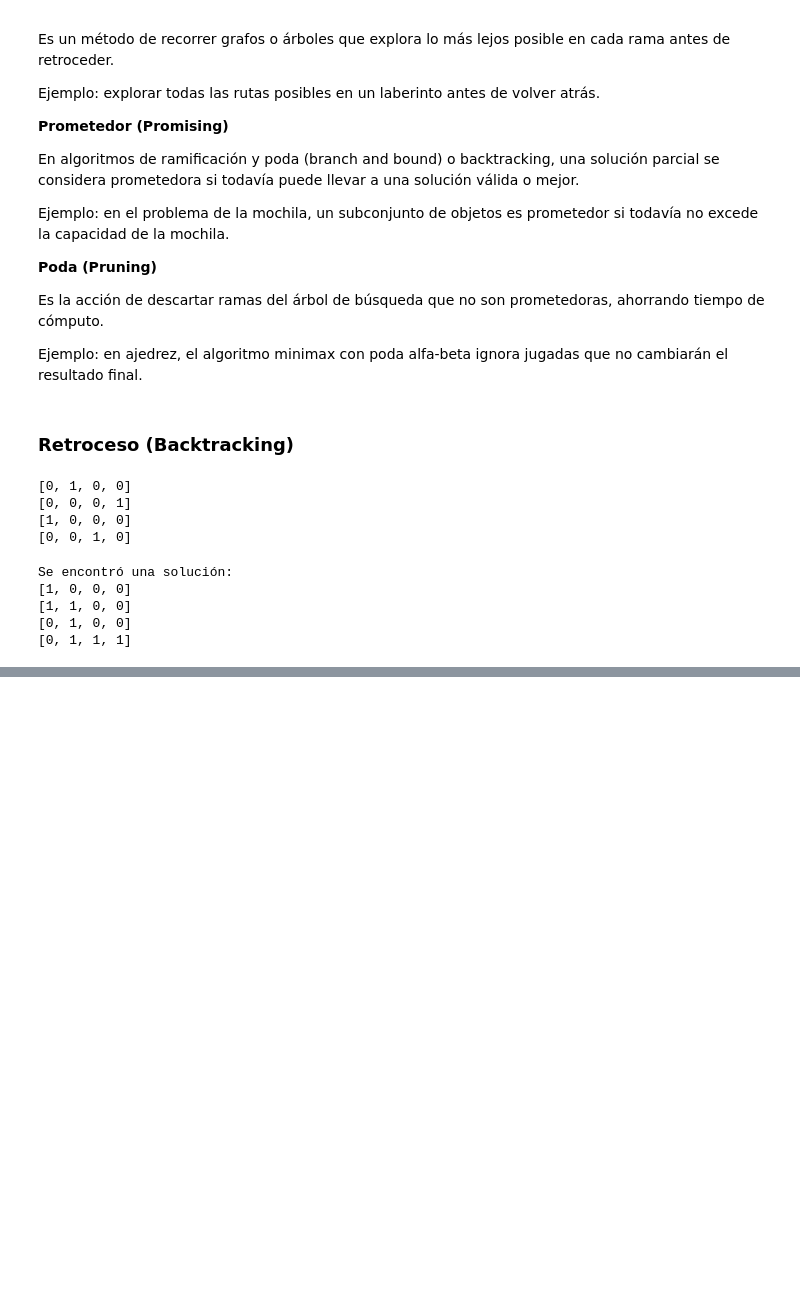
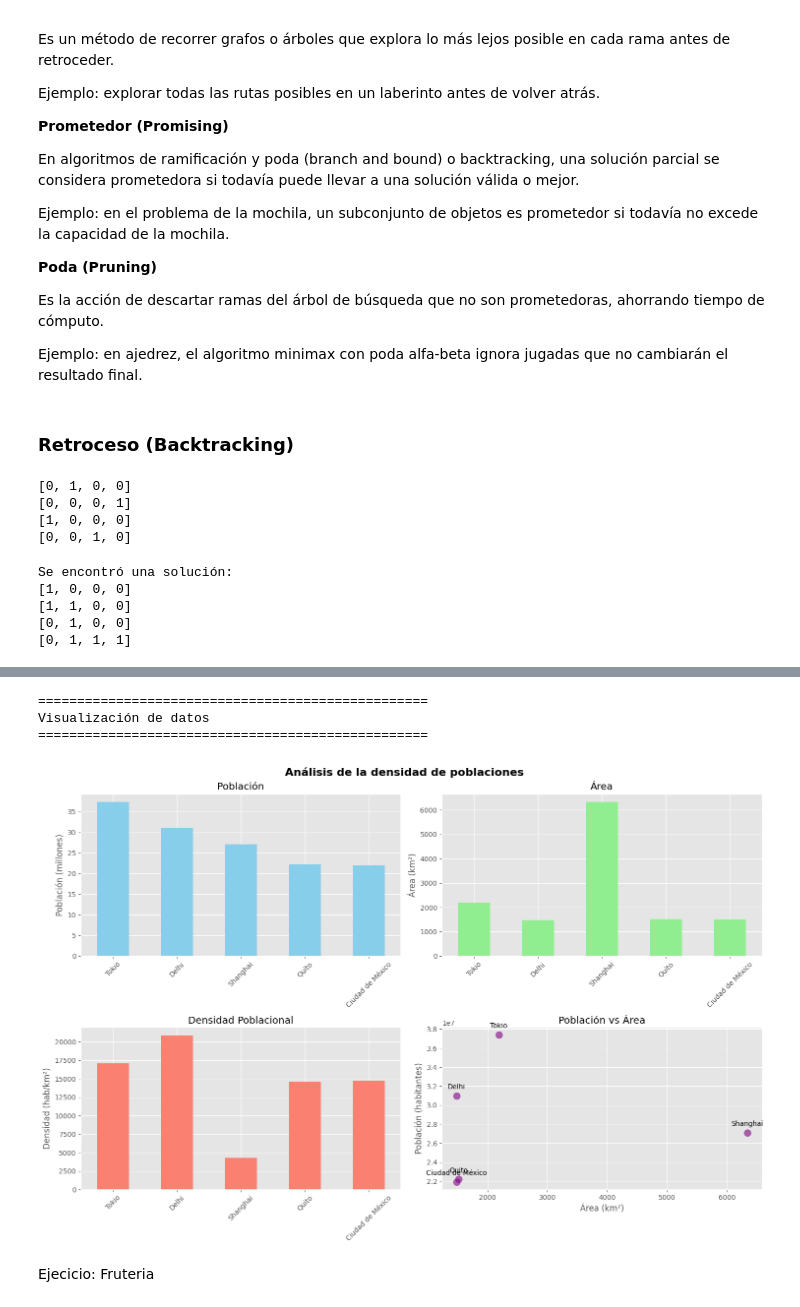
Before and after one commit to alanPalma25/sic-2025-python-ai, a Jupyter notebook: class_notes.ipynb, the cells around one changed output, grey strips where cells are left out. Cells and saved outputs as stored; diff of their text form; code cells hidden in the pictures; blank space fills up the shorter version.

```diff
--- a/class_notes.ipynb
+++ b/class_notes.ipynb
@@ -151,0 +286,14 @@ Se encontró una solución:
+# %%
+print("\n" + "="*50)
+print("Operaciones aritméticas con Series")
+print("="*50)
+
+serie_poblacion_habitantes = serie_poblacion_nombre * 1_000_000
+serie_poblacion_habitantes.name = "Población (millones)"
+print("Población en habitantes:")
+print(serie_poblacion_habitantes)
+
+densidad_poblacional = serie_poblacion_habitantes / series_area
+densidad_poblacional.name = "Densidad Poblacional (hab/km²)"
+print("\nDensidad Poblacional (hab/km²):")
+print(densidad_poblacional)
@@ -151,0 +349,38 @@ Se encontró una solución:
+# %%
+print("\n" + "="*50)
+print("Visualización de datos")
+print("="*50)
+
+plt.style.use('ggplot')
+fig, ((ax1, ax2),(ax3, ax4)) = plt.subplots(2, 2, figsize=(15, 10))
+
+fig.suptitle("Análisis de la densidad de poblaciones", fontsize=16, fontweight='bold')
+
+serie_poblacion_nombre.plot(kind='bar', ax=ax1, color='skyblue', title='Población')
+ax1.set_ylabel('Población (millones)')
+ax1.tick_params(axis='x', rotation=45)
+
+series_area.plot(kind='bar', ax=ax2, color='lightgreen', title='Área')
+ax2.set_ylabel('Área (km²)')
+ax2.tick_params(axis='x', rotation=45)
+
+densidad_poblacional.plot(kind='bar', ax=ax3, color='salmon', title='Densidad Poblacional')
+ax3.set_ylabel('Densidad (hab/km²)')
+ax3.tick_params(axis='x', rotation=45)
+
+ax4.scatter(series_area, serie_poblacion_habitantes, color='purple', s=100, alpha=0.6)
+for i, ciudad in enumerate(ciudades):
+    ax4.annotate(ciudad, (series_area.iloc[i], serie_poblacion_habitantes.iloc[i]), textcoords="offset points", xytext=(0,10), ha='center')
+ax4.set_title('Población vs Área')
+ax4.set_xlabel('Área (km²)')
+ax4.set_ylabel('Población (habitantes)')
+
+plt.tight_layout()
+plt.show()
+# %% [output]
+==================================================
+Visualización de datos
+==================================================
+[figure, added]
+# %% [markdown]
+Ejecicio: Fruteria
```
Also changed, not shown: parts of 13 cells of this notebook.
